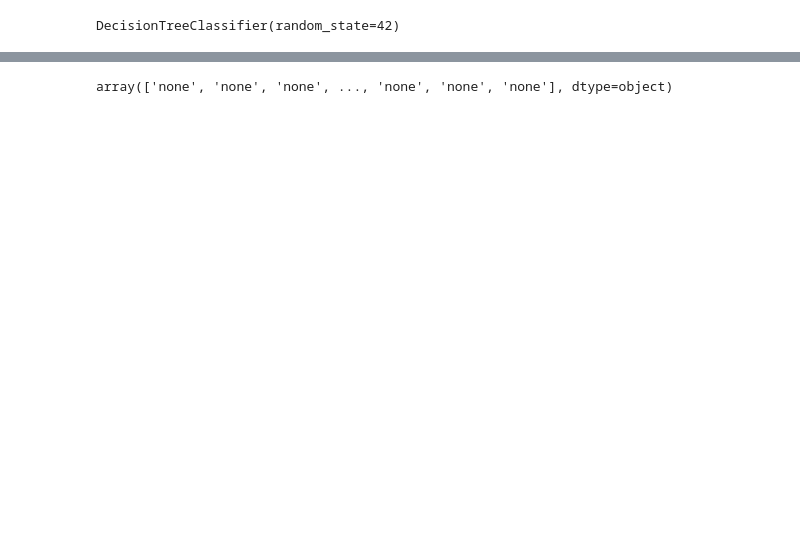
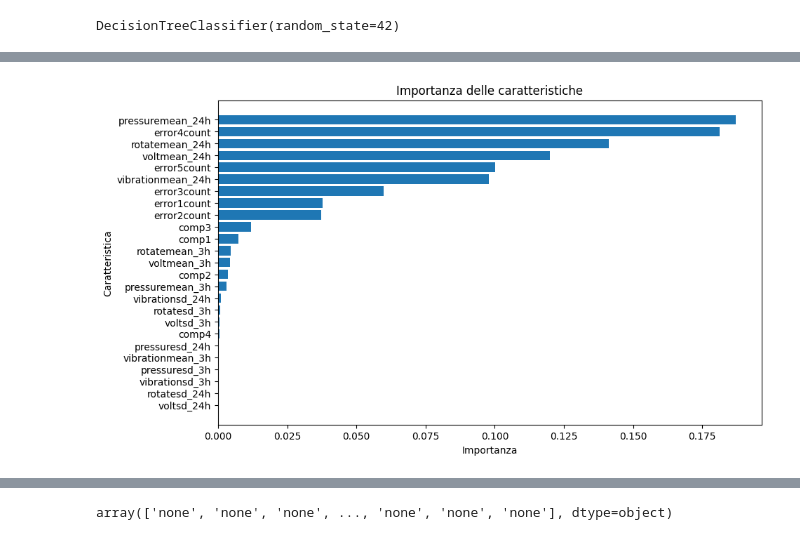
Before and after one commit to NamaWho/idiot, a Jupyter notebook: coap-actuator/ml/ml.ipynb, the cells around one changed output, grey strips where cells are left out. Saved outputs shown, nothing was run; the diff lists cells and outputs as text; code cells hidden in the pictures; blank space fills up the shorter version.

```diff
--- a/coap-actuator/ml/ml.ipynb
+++ b/coap-actuator/ml/ml.ipynb
@@ -37,0 +70,3 @@ data
+# %%
+# fit just on model1
+data = data.loc[data.model == 'model1']
@@ -65,3 +289,11 @@ clf = DecisionTreeClassifier(random_state=42)
+# %%
+last_train_date, first_test_date = (pd.to_datetime('2015-09-30 01:00:00'), pd.to_datetime('2015-10-01 01:00:00'))
+
+train_y = df_noAge.loc[df_noAge['datetime'] < last_train_date, 'failure']
+
+train_X = df_noAge.loc[df_noAge['datetime'] < last_train_date].drop(columns=['datetime','failure'])
+
+test_X = df_noAge.loc[df_noAge['datetime'] > first_test_date].drop(columns=['datetime', 'failure'])
 # %%
 clf.fit(train_X, train_y)
 # %% [output]
@@ -72,0 +325,8 @@ test_y = data.loc[data['datetime'] > first_test_date, 'failure']
+# %%
+# Estrai l'importanza delle caratteristiche
+feature_importances = clf.feature_importances_
+
+# Stampa l'importanza delle caratteristiche
+
+for feature, importance in zip(train_X.columns, feature_importances):
+    print(f'{feature}: {importance}')
@@ -72,0 +351,16 @@ test_y = data.loc[data['datetime'] > first_test_date, 'failure']
+# %%
+import numpy as np
+
+# Crea un array di indici ordinati in base all'importanza
+indices = np.argsort(feature_importances)
+
+# Crea il grafico
+plt.figure(figsize=(10, 6))
+plt.title('Importanza delle caratteristiche')
+plt.barh(range(len(indices)), feature_importances[indices], align='center')
+plt.yticks(range(len(indices)), [train_X.columns[i] for i in indices])
+plt.xlabel('Importanza')
+plt.ylabel('Caratteristica')
+plt.show()
+# %% [output]
+[figure, added]
```
Also changed, not shown: parts of 36 cells of this notebook, 1 other file.
